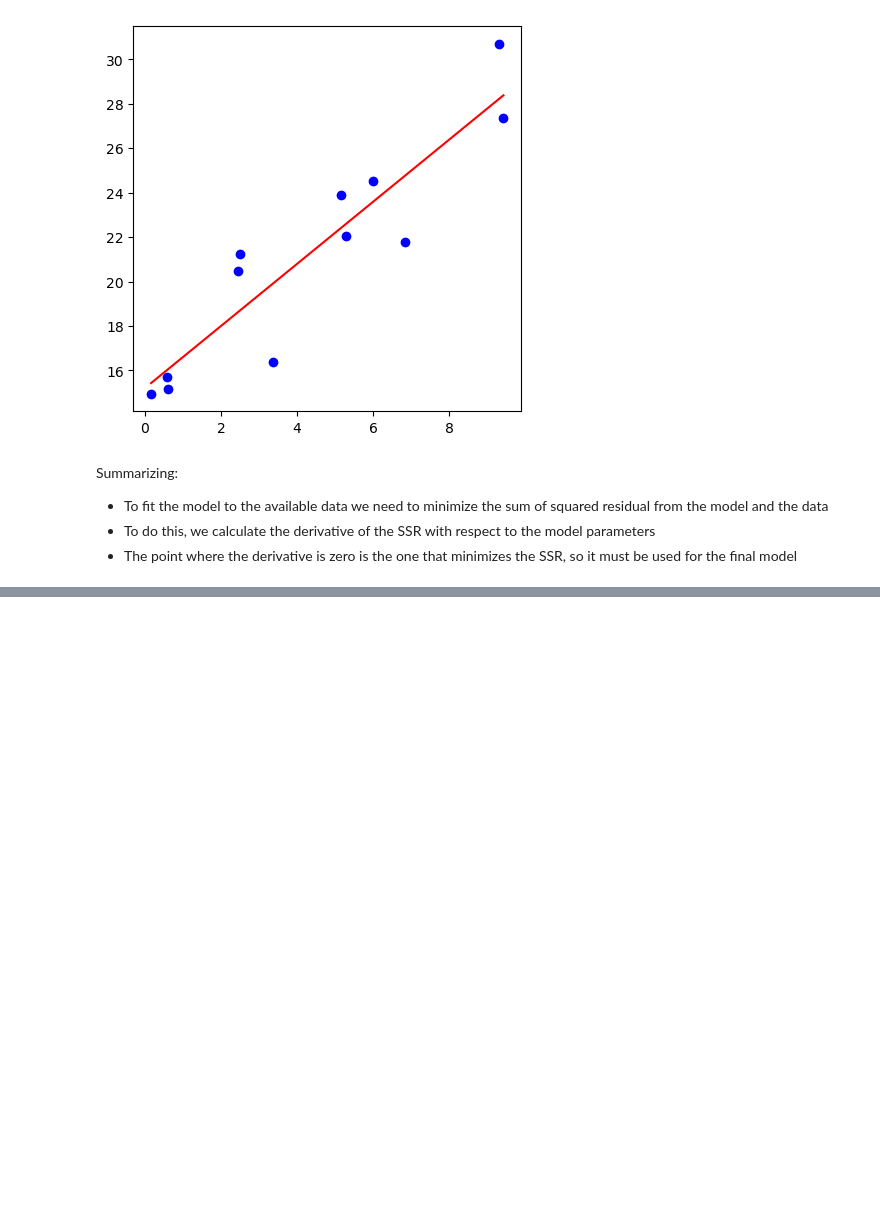
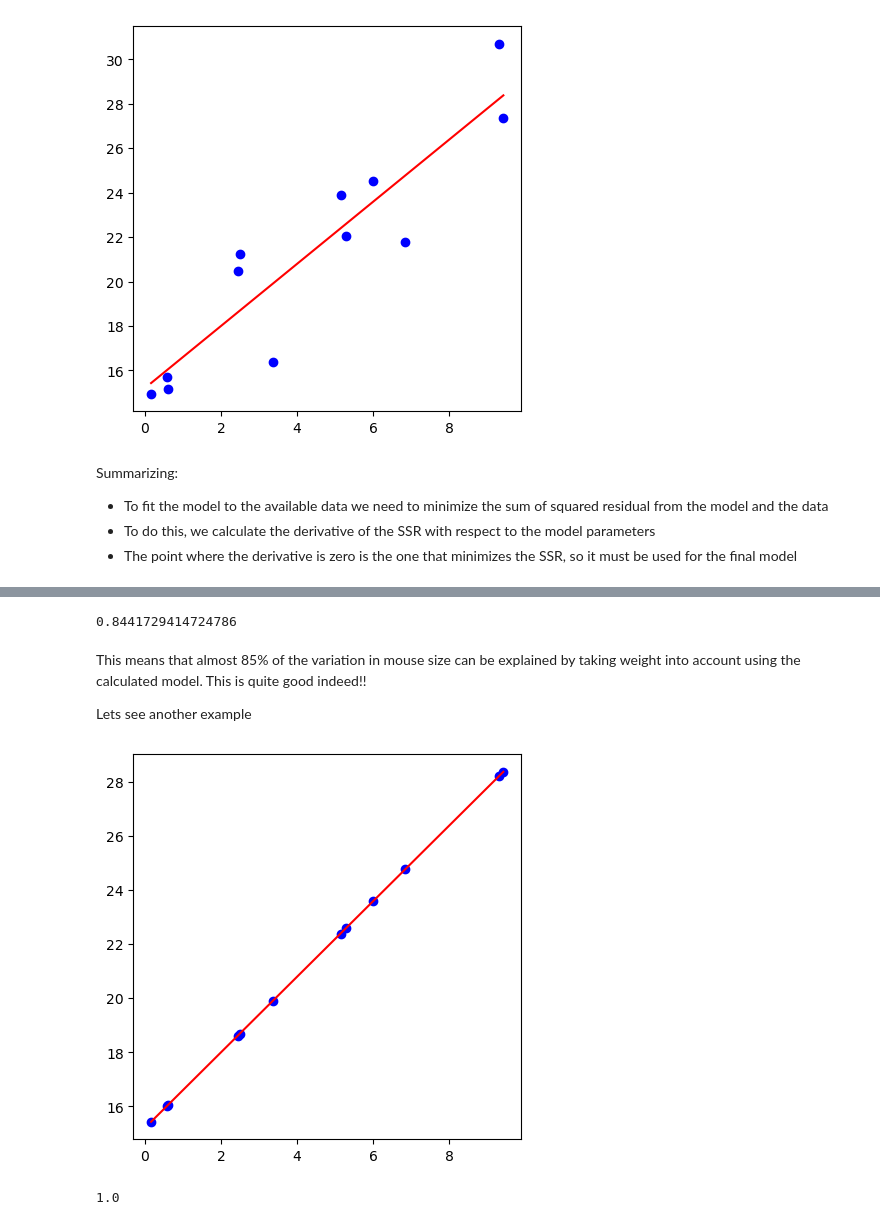
Before and after one commit to herrmilt/PythonLectures, a Jupyter notebook: Lecture5/lin_classif.ipynb, the cells around one changed output, grey strips where cells are left out. Drawn from its saved outputs; the diff is of its cells as text; code cells hidden in the pictures; blank space fills up the shorter version.

```diff
--- a/Lecture5/lin_classif.ipynb
+++ b/Lecture5/lin_classif.ipynb
@@ -247,0 +296,24 @@ Summarizing:
+# %%
+R_2 = (ssr_mean - ssr_fit) / ssr_mean
+R_2
+# %% [output]
+0.8441729414724786
+# %% [markdown]
+This means that almost 85% of the variation in mouse size can be explained by taking weight into account using the calculated model. This is quite good indeed!!
+
+Lets see another example
+# %%
+Y2 = line(X)
+
+fig, ax = plt.subplots(figsize=(5, 5))
+ax.scatter(X, Y2, color='blue', label='Random Points')
+draw_line(line, 'red', ax, X)
+# %% [output]
+[figure, added]
+# %%
+ssr_mean = sum((mean_size - y)**2 for y in Y2)
+ssr_fit = sum((line(x) - y)**2 for x, y in zip(X, Y2))
+R_2 = (ssr_mean - ssr_fit) / ssr_mean
+R_2
+# %% [output]
+1.0
```
Also changed, not shown: parts of 40 cells of this notebook, 1 other file.
